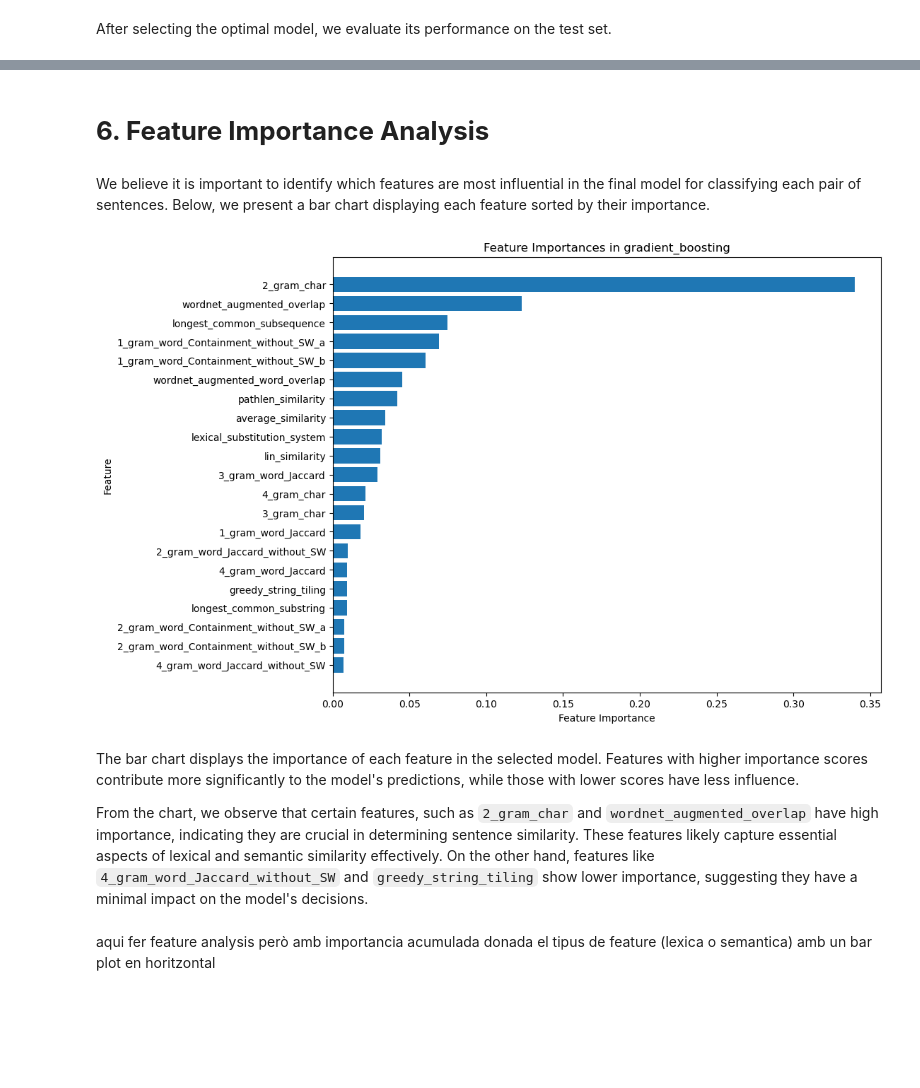
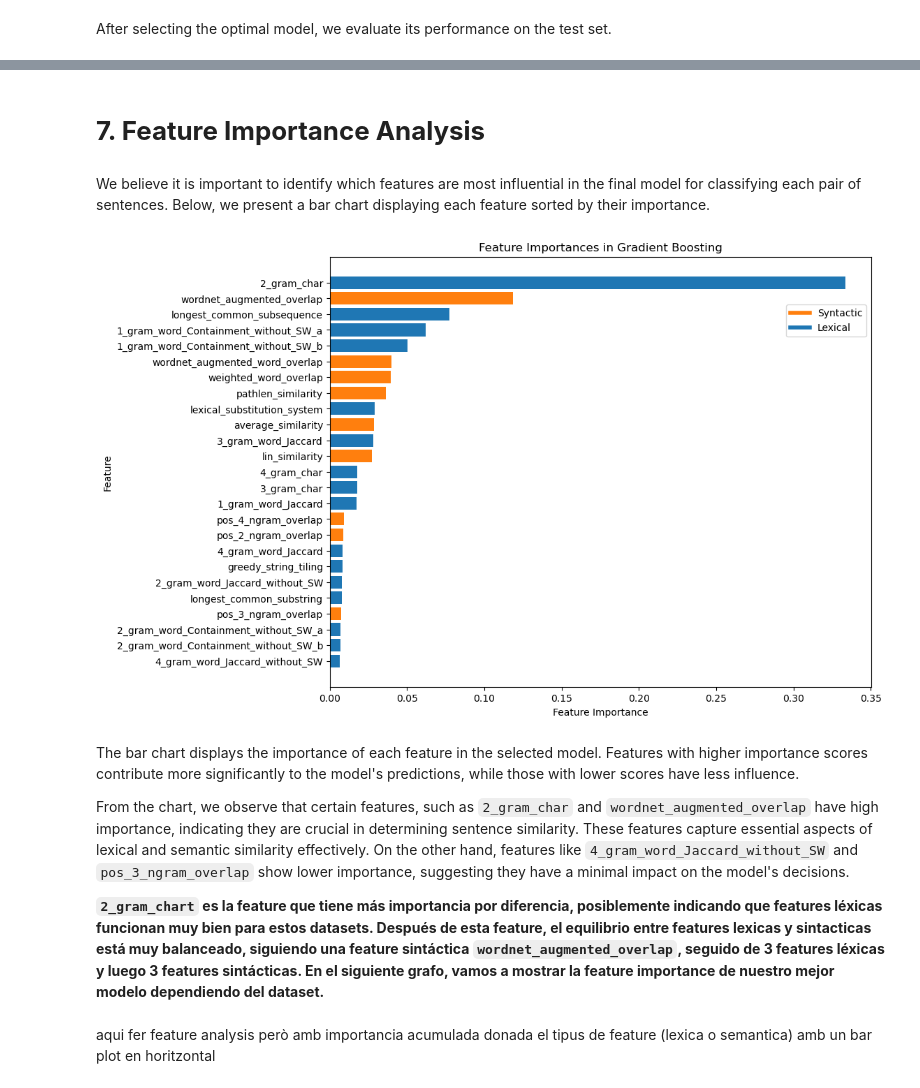
Before and after one commit to JoanK11/MAI-IHLT-Introduction_to_Human_Language_Technology, a Jupyter notebook: training_and_results.ipynb, the cells around one changed output, grey strips where cells are left out. Saved outputs shown, nothing was run; the diff lists cells and outputs as text; code cells hidden in the pictures; blank space fills up the shorter version.

```diff
--- a/training_and_results.ipynb
+++ b/training_and_results.ipynb
@@ -28,7 +51,4 @@ As observed in the previous notebook in the Feature Visualization section, some
 # %%
-import numpy as np
-from sklearn.preprocessing import PowerTransformer
-
 # Initialize Yeo-Johnson power transformer
 power_transformer = PowerTransformer(method='yeo-johnson')
 
@@ -37,7 +57,7 @@ log_transform_cols = [
     "longest_common_substring", "longest_common_subsequence",
     "greedy_string_tiling", "3_gram_word_Jaccard",
     "4_gram_word_Jaccard", "2_gram_word_Jaccard_without_SW",
-    "pathlen_similarity", "lin_similarity"
+    "pathlen_similarity", "lin_similarity", "weighted_word_overlap"
 ]
 
 # Apply log1p transformation to specified training features
@@ -244,8 +246,6 @@ Best model loaded from models/best_model.joblib
 # **4. Test Set Evaluation**
 # %% [markdown]
 After selecting the optimal model, we evaluate its performance on the test set.
-# %%
-model = gb_best_model
 # %%
 # Actual scores from the test set
 y_true = test_data["score"]
@@ -340,7 +359,7 @@ comparison_results = pd.concat([official_results, own_results], ignore_index=Tru
 # Display the comparison
 print(comparison_results)
 # %% [markdown]
-# **6. Feature Importance Analysis**
+# **7. Feature Importance Analysis**
 # %% [markdown]
 We believe it is important to identify which features are most influential in the final model for classifying each pair of sentences. Below, we present a bar chart displaying each feature sorted by their importance.
 # %%
@@ -353,22 +372,37 @@ feature_importances = pd.DataFrame({
     'Importance': importances
 }).sort_values(by='Importance', ascending=False)
 # %%
-import matplotlib.pyplot as plt
+# Define Syntactic Features
+syntactic_features = ['pathlen_similarity', 'lin_similarity', 'average_similarity', 'wordnet_augmented_word_overlap', 'wordnet_augmented_overlap',
+                      'weighted_word_overlap', 'pos_2_ngram_overlap', 'pos_3_ngram_overlap', 'pos_4_ngram_overlap']
 
-# Plot the feature importances as a bar chart
+# Assign colours based on feature type
+feature_colors = [cm.tab10.colors[1] if feature in syntactic_features else cm.tab10.colors[0]
+                  for feature in feature_importances['Feature']]
+
+# Plot the feature importances
 plt.figure(figsize=(10, 8))
-plt.barh(feature_importances['Feature'], feature_importances['Importance'])
+plt.barh(feature_importances['Feature'], feature_importances['Importance'], color=feature_colors)
 plt.xlabel('Feature Importance')
 plt.ylabel('Feature')
 plt.title(f'Feature Importances in {best_model_name}')
 plt.gca().invert_yaxis() # Most important feature at the top
+
+# Create a legend
+plt.legend(handles=[
+    plt.Line2D([0], [0], color=cm.tab10.colors[1], lw=4, label='Syntactic'),
+    plt.Line2D([0], [0], color=cm.tab10.colors[0], lw=4, label='Lexical')
+], loc='upper right', bbox_to_anchor=(1, 0.9))
+
 plt.show()
 # %% [output]
-[figure, old version]
+[figure, new version]
 # %% [markdown]
 The bar chart displays the importance of each feature in the selected model. Features with higher importance scores contribute more significantly to the model's predictions, while those with lower scores have less influence.
 
-From the chart, we observe that certain features, such as `2_gram_char` and `wordnet_augmented_overlap` have high importance, indicating they are crucial in determining sentence similarity. These features likely capture essential aspects of lexical and semantic similarity effectively. On the other hand, features like `4_gram_word_Jaccard_without_SW` and `greedy_string_tiling` show lower importance, suggesting they have a minimal impact on the model's decisions.
+From the chart, we observe that certain features, such as `2_gram_char` and `wordnet_augmented_overlap` have high importance, indicating they are crucial in determining sentence similarity. These features capture essential aspects of lexical and semantic similarity effectively. On the other hand, features like `4_gram_word_Jaccard_without_SW` and `pos_3_ngram_overlap` show lower importance, suggesting they have a minimal impact on the model's decisions.
+
+**`2_gram_chart` es la feature que tiene más importancia por diferencia, posiblemente indicando que features léxicas funcionan muy bien para estos datasets. Después de esta feature, el equilibrio entre features lexicas y sintacticas está muy balanceado, siguiendo una feature sintáctica `wordnet_augmented_overlap`, seguido de 3 features léxicas y luego 3 features sintácticas. En el siguiente grafo, vamos a mostrar la feature importance de nuestro mejor modelo dependiendo del dataset.**
 # %% [markdown]
 aqui fer feature analysis però amb importancia acumulada donada el tipus de feature (lexica o semantica) amb un bar plot en horitzontal
 # %% [markdown]
```
Also changed, not shown: parts of 23 cells of this notebook, 6 other files.
